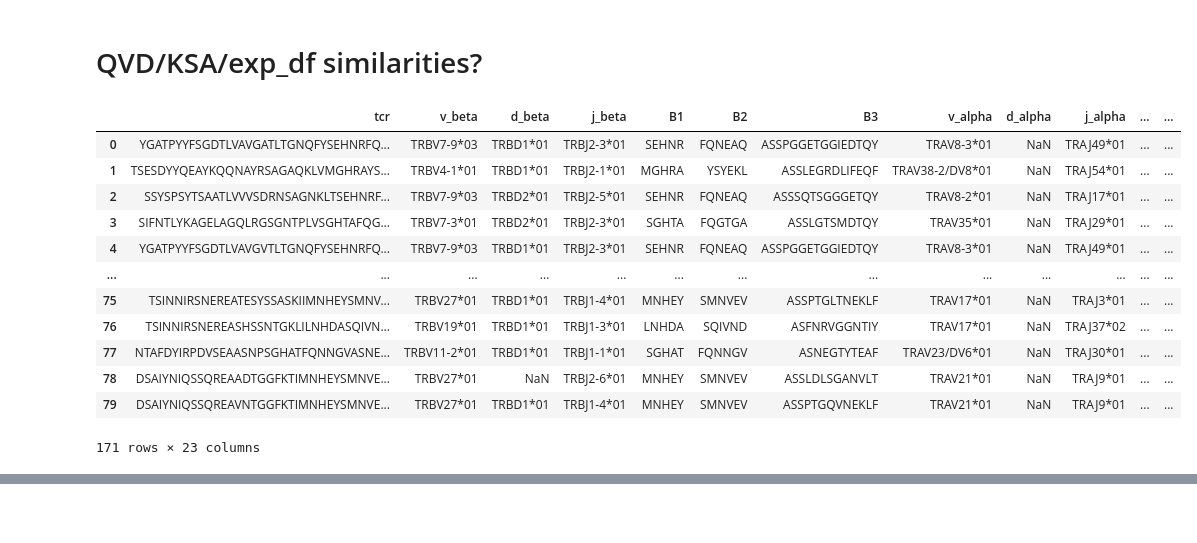
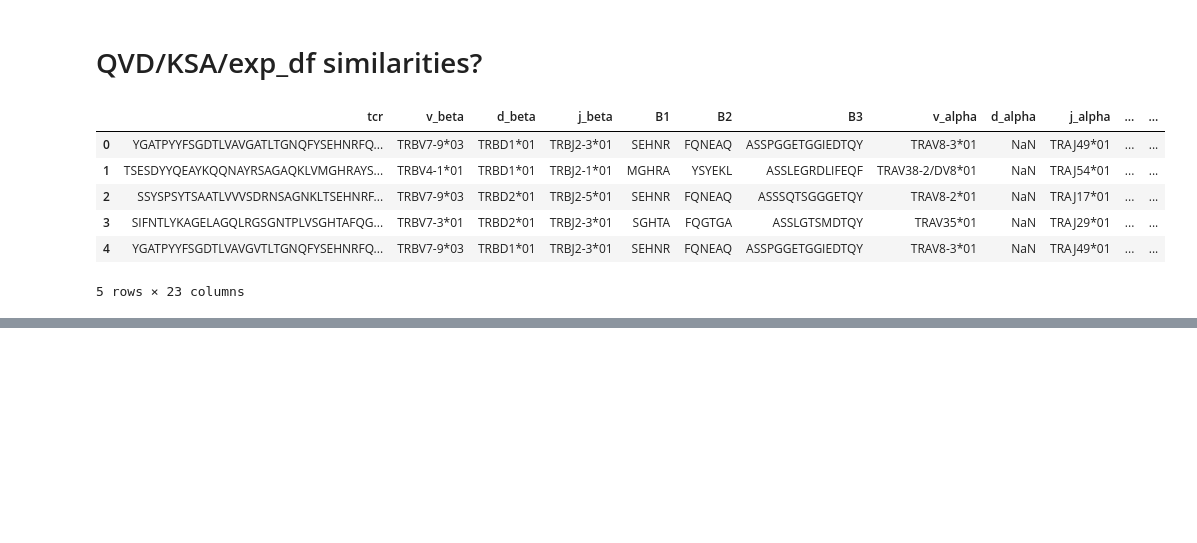
Before and after one commit to richieYT-wan/tclustr, a Jupyter notebook: notebooks/241001_extra_exps2.ipynb, the cells around one changed output, grey strips where cells are left out. Saved outputs shown, nothing was run; the diff lists cells and outputs as text; code cells hidden in the pictures; blank space fills up the shorter version.

```diff
--- a/notebooks/241001_extra_exps2.ipynb
+++ b/notebooks/241001_extra_exps2.ipynb
@@ -255,20 +255,15 @@ mkdir: ../data/OTS/subsampled_francis_garner/: File exists
 # QVD/KSA/exp_df similarities?
 # %%
 exp_df = pd.read_csv('../data/filtered/240326_nettcr_paired_NOswaps.csv')
+train_df = exp_df.query('partition!=0 and partition!=1')
 cancer = pd.concat([pd.read_csv(x) for x in glob.glob('../data/OTS/eberhardt_cancer/*.txt')])
 cancer['peptide'] = cancer['TSubtype'].apply(lambda x: 'QVD' if 'qvd' in x.lower() else 'KSA')
-cancer
+cancer.head()
 # %% [output]
 |  | tcr | v_beta | d_beta | j_beta | B1 | B2 | B3 | v_alpha | d_alpha | j_alpha | ... | ... |
 | 0 | YGATPYYFSGDTLVAVGATLTGNQFYSEHNRFQ... | TRBV7-9*03 | TRBD1*01 | TRBJ2-3*01 | SEHNR | FQNEAQ | ASSPGGETGGIEDTQY | TRAV8-3*01 | NaN | TRAJ49*01 | ... | ... |
 | 1 | TSESDYYQEAYKQQNAYRSAGAQKLVMGHRAYS... | TRBV4-1*01 | TRBD1*01 | TRBJ2-1*01 | MGHRA | YSYEKL | ASSLEGRDLIFEQF | TRAV38-2/DV8*01 | NaN | TRAJ54*01 | ... | ... |
 | 2 | SSYSPSYTSAATLVVVSDRNSAGNKLTSEHNRF... | TRBV7-9*03 | TRBD2*01 | TRBJ2-5*01 | SEHNR | FQNEAQ | ASSSQTSGGGETQY | TRAV8-2*01 | NaN | TRAJ17*01 | ... | ... |
 | 3 | SIFNTLYKAGELAGQLRGSGNTPLVSGHTAFQG... | TRBV7-3*01 | TRBD2*01 | TRBJ2-3*01 | SGHTA | FQGTGA | ASSLGTSMDTQY | TRAV35*01 | NaN | TRAJ29*01 | ... | ... |
 | 4 | YGATPYYFSGDTLVAVGVTLTGNQFYSEHNRFQ... | TRBV7-9*03 | TRBD1*01 | TRBJ2-3*01 | SEHNR | FQNEAQ | ASSPGGETGGIEDTQY | TRAV8-3*01 | NaN | TRAJ49*01 | ... | ... |
-| ... | ... | ... | ... | ... | ... | ... | ... | ... | ... | ... | ... | ... |
-| 75 | TSINNIRSNEREATESYSSASKIIMNHEYSMNV... | TRBV27*01 | TRBD1*01 | TRBJ1-4*01 | MNHEY | SMNVEV | ASSPTGLTNEKLF | TRAV17*01 | NaN | TRAJ3*01 | ... | ... |
-| 76 | TSINNIRSNEREASHSSNTGKLILNHDASQIVN... | TRBV19*01 | TRBD1*01 | TRBJ1-3*01 | LNHDA | SQIVND | ASFNRVGGNTIY | TRAV17*01 | NaN | TRAJ37*02 | ... | ... |
-| 77 | NTAFDYIRPDVSEAASNPSGHATFQNNGVASNE... | TRBV11-2*01 | TRBD1*01 | TRBJ1-1*01 | SGHAT | FQNNGV | ASNEGTYTEAF | TRAV23/DV6*01 | NaN | TRAJ30*01 | ... | ... |
-| 78 | DSAIYNIQSSQREAADTGGFKTIMNHEYSMNVE... | TRBV27*01 | NaN | TRBJ2-6*01 | MNHEY | SMNVEV | ASSLDLSGANVLT | TRAV21*01 | NaN | TRAJ9*01 | ... | ... |
-| 79 | DSAIYNIQSSQREAVNTGGFKTIMNHEYSMNVE... | TRBV27*01 | TRBD1*01 | TRBJ1-4*01 | MNHEY | SMNVEV | ASSPTGQVNEKLF | TRAV21*01 | NaN | TRAJ9*01 | ... | ... |
-171 rows × 23 columns
+5 rows × 23 columns
```
Also changed, not shown: parts of 2 cells of this notebook, 1 other file.
